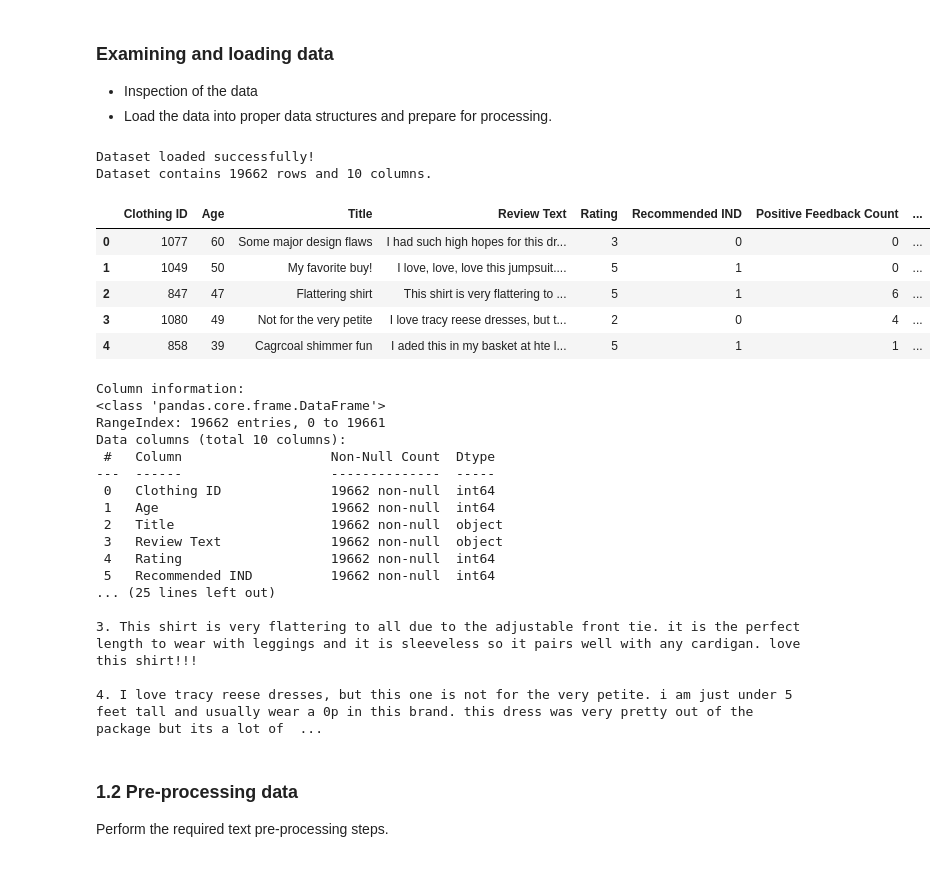
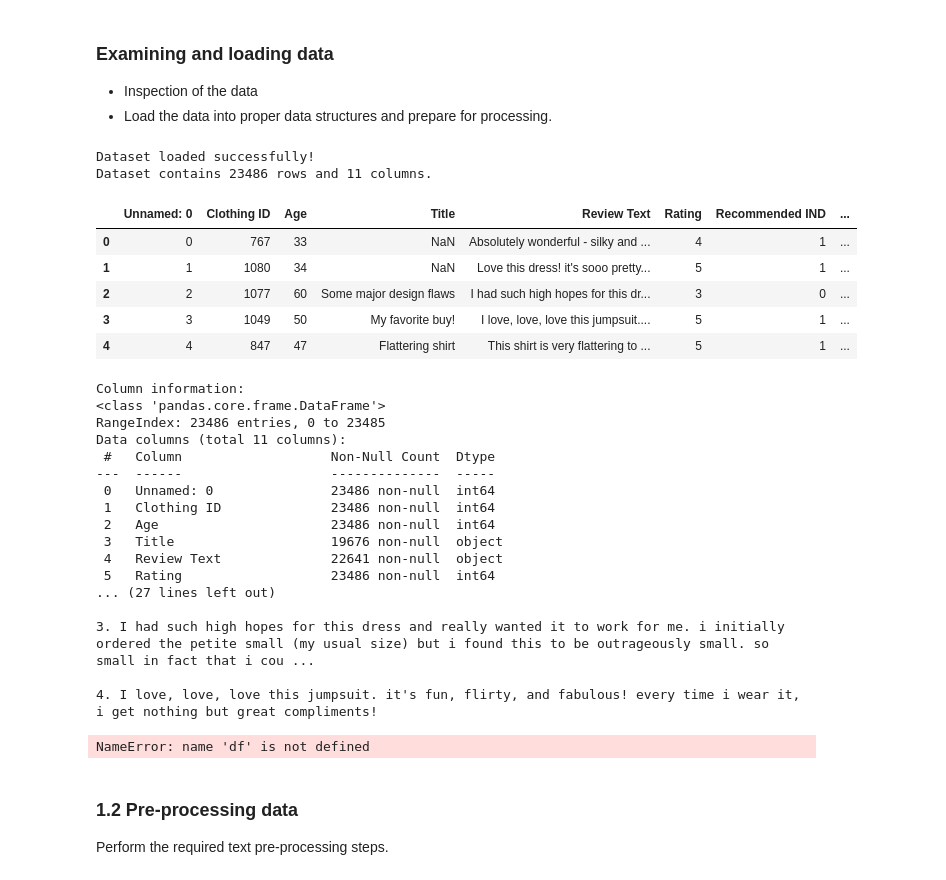
Before and after one commit to theaussiepie/basic_webapp_prod_rec_w-nlp, a Jupyter notebook: eda/eda.ipynb, the cells around one changed output. Saved outputs shown, nothing was run; the diff lists cells and outputs as text; code cells hidden in the pictures.

Commit message:
basic statistics and read kaggle file

```diff
--- a/eda/eda.ipynb
+++ b/eda/eda.ipynb
@@ -38,58 +38,65 @@ True
 # %%
 # Code to inspect the provided data file...
 
 # set file path
-file_path = "assignment3.csv"
+file_path = "../kaggle_data/Womens Clothing E-Commerce Reviews.csv"
 
 # load with pandas
 try:
     df = pd.read_csv(file_path)
     print("Dataset loaded successfully!")
 except FileNotFoundError:
     print("Error: File not found.")
 
 # display shape and first few rows
 print(f"Dataset contains {df.shape[0]} rows and {df.shape[1]} columns.\n")
 display(df.head())
 
 # inspect column names and data types
 print("\nColumn information:")
 print(df.info())
 
 # check for missing values
 print("\nMissing values per column:")
 print(df.isnull().sum())
 
 # quick check rows of feature column
 print("\nFirst few sample reviews:")
 for i, review in enumerate(df['Review Text'].head(4)):
     print(f"{i+1}. {review}\n")
 # %% [output]
 Dataset loaded successfully!
-Dataset contains 19662 rows and 10 columns.
+Dataset contains 23486 rows and 11 columns.
-|  | Clothing ID | Age | Title | Review Text | Rating | Recommended IND | Positive Feedback Count | ... |
-| 0 | 1077 | 60 | Some major design flaws | I had such high hopes for this dr... | 3 | 0 | 0 | ... |
-| 1 | 1049 | 50 | My favorite buy! | I love, love, love this jumpsuit.... | 5 | 1 | 0 | ... |
-| 2 | 847 | 47 | Flattering shirt | This shirt is very flattering to ... | 5 | 1 | 6 | ... |
-| 3 | 1080 | 49 | Not for the very petite | I love tracy reese dresses, but t... | 2 | 0 | 4 | ... |
-| 4 | 858 | 39 | Cagrcoal shimmer fun | I aded this in my basket at hte l... | 5 | 1 | 1 | ... |
+|  | Unnamed: 0 | Clothing ID | Age | Title | Review Text | Rating | Recommended IND | ... |
+| 0 | 0 | 767 | 33 | NaN | Absolutely wonderful - silky and ... | 4 | 1 | ... |
+| 1 | 1 | 1080 | 34 | NaN | Love this dress! it's sooo pretty... | 5 | 1 | ... |
+| 2 | 2 | 1077 | 60 | Some major design flaws | I had such high hopes for this dr... | 3 | 0 | ... |
+| 3 | 3 | 1049 | 50 | My favorite buy! | I love, love, love this jumpsuit.... | 5 | 1 | ... |
+| 4 | 4 | 847 | 47 | Flattering shirt | This shirt is very flattering to ... | 5 | 1 | ... |
 Column information:
 <class 'pandas.core.frame.DataFrame'>
-RangeIndex: 19662 entries, 0 to 19661
-Data columns (total 10 columns):
+RangeIndex: 23486 entries, 0 to 23485
+Data columns (total 11 columns):
  #   Column                   Non-Null Count  Dtype
 ---  ------                   --------------  -----
- 0   Clothing ID              19662 non-null  int64
- 1   Age                      19662 non-null  int64
- 2   Title                    19662 non-null  object
- 3   Review Text              19662 non-null  object
- 4   Rating                   19662 non-null  int64
- 5   Recommended IND          19662 non-null  int64
-... (25 lines left out)
+ 0   Unnamed: 0               23486 non-null  int64
+ 1   Clothing ID              23486 non-null  int64
+ 2   Age                      23486 non-null  int64
+ 3   Title                    19676 non-null  object
+ 4   Review Text              22641 non-null  object
+ 5   Rating                   23486 non-null  int64
+... (27 lines left out)
 
-3. This shirt is very flattering to all due to the adjustable front tie. it is the perfect length to wear with leggings and it is sleeveless so it pairs well with any cardigan. love this shirt!!!
+3. I had such high hopes for this dress and really wanted it to work for me. i initially ordered the petite small (my usual size) but i found this to be outrageously small. so small in fact that i cou ...
 
-4. I love tracy reese dresses, but this one is not for the very petite. i am just under 5 feet tall and usually wear a 0p in this brand. this dress was very pretty out of the package but its a lot of  ...
+4. I love, love, love this jumpsuit. it's fun, flirty, and fabulous! every time i wear it, i get nothing but great compliments!
+# %%
+#Basic Statistics
+
+mean_rating = df['Rating'].mean()
+median_rating = df['Rating'].median()
+# %% [output]
+NameError: name 'df' is not defined
 # %% [markdown]
 ### 1.2 Pre-processing data
 Perform the required text pre-processing steps.
```
